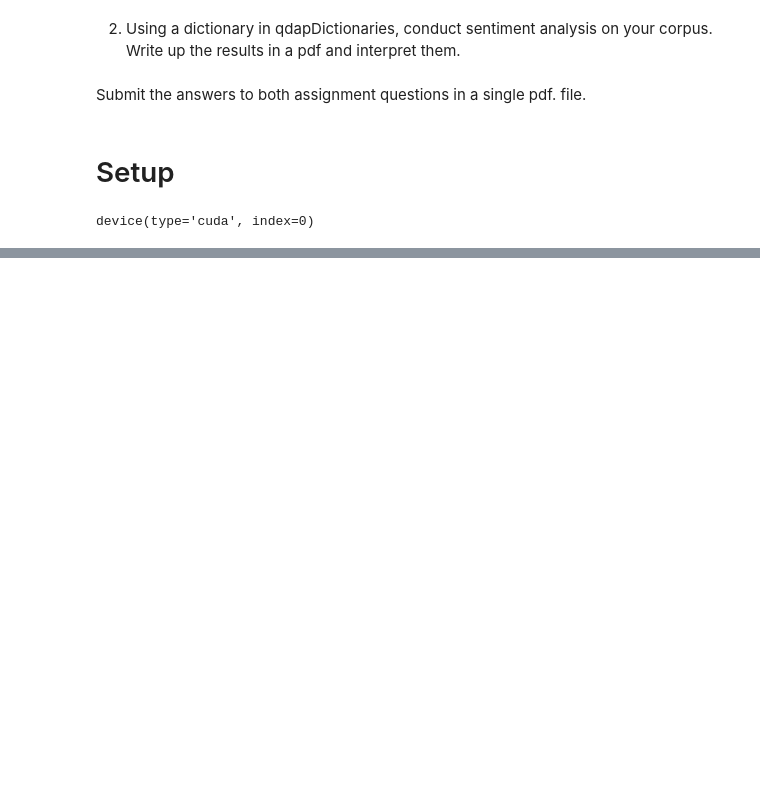
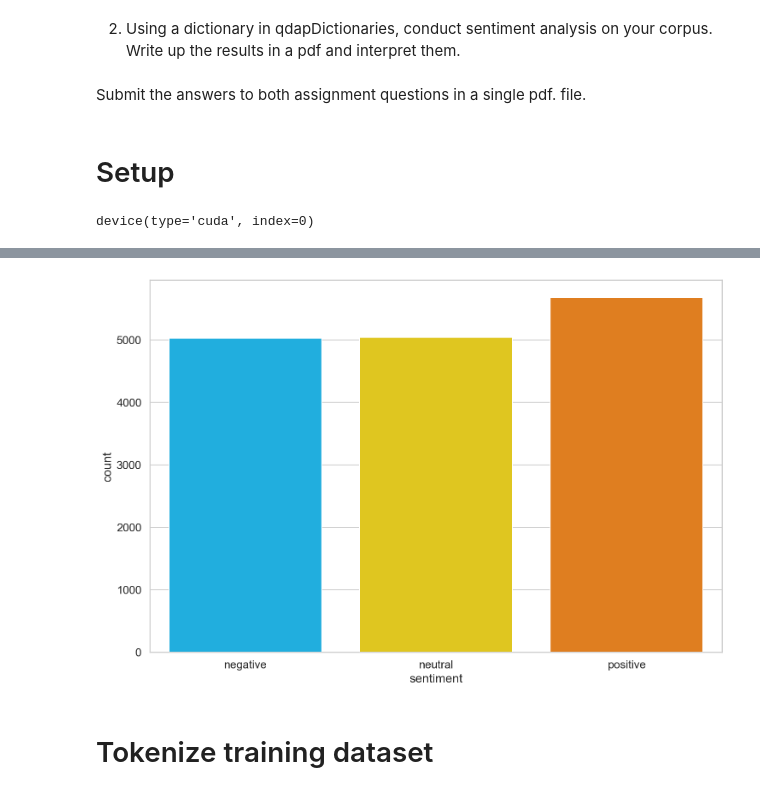
Before and after one commit to cbroker1/text-as-data, a Jupyter notebook: Assignments/TAD_Week_5_Broker_Carl.ipynb, the cells around one changed output, grey strips where cells are left out. Drawn from its saved outputs; the diff is of its cells as text; code cells hidden in the pictures; blank space fills up the shorter version.

```diff
--- a/Assignments/TAD_Week_5_Broker_Carl.ipynb
+++ b/Assignments/TAD_Week_5_Broker_Carl.ipynb
@@ -76,0 +158,23 @@ df_google = pd.read_csv("reviews.csv")
+# %%
+# dimension reduction
+def to_sentiment(rating):
+    #restruture review scores to emulate imdb
+    rating = int(rating)
+    if rating <= 2:
+        return 0
+    elif rating == 3:
+        return 1
+    else:
+        return 2
+
+#apply above function to dataset
+df_google['sentiment'] = df_google.score.apply(to_sentiment)
+# %%
+#review changes
+class_names = ['negative', 'neutral', 'positive']
+ax = sns.countplot(df_google.sentiment)
+plt.xlabel('review sentiment')
+sns.countplot(df_google.sentiment)
+ax.set_xticklabels(class_names);
+# %% [output]
+[figure, added]
@@ -76,0 +189,2 @@ df_google = pd.read_csv("reviews.csv")
+# %% [markdown]
+# Tokenize training dataset
```
Also changed, not shown: parts of 44 cells of this notebook.
